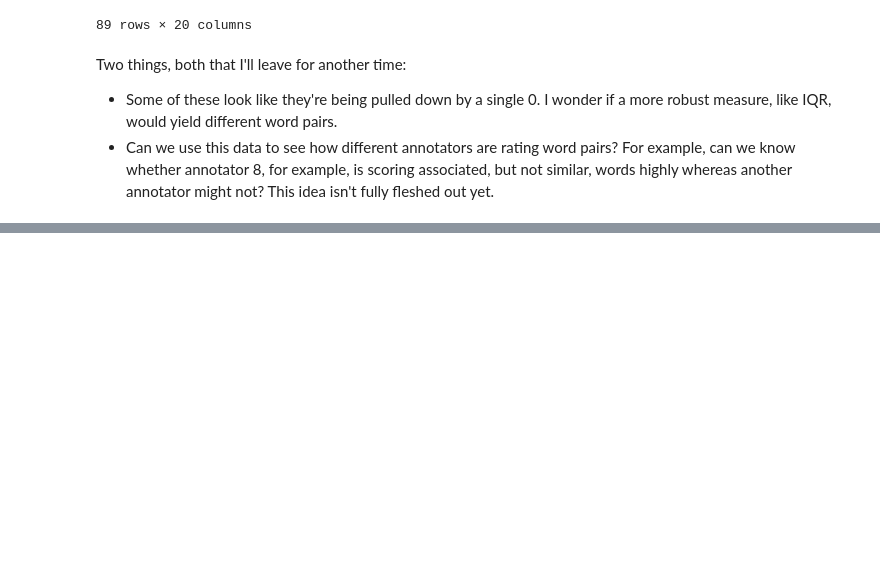
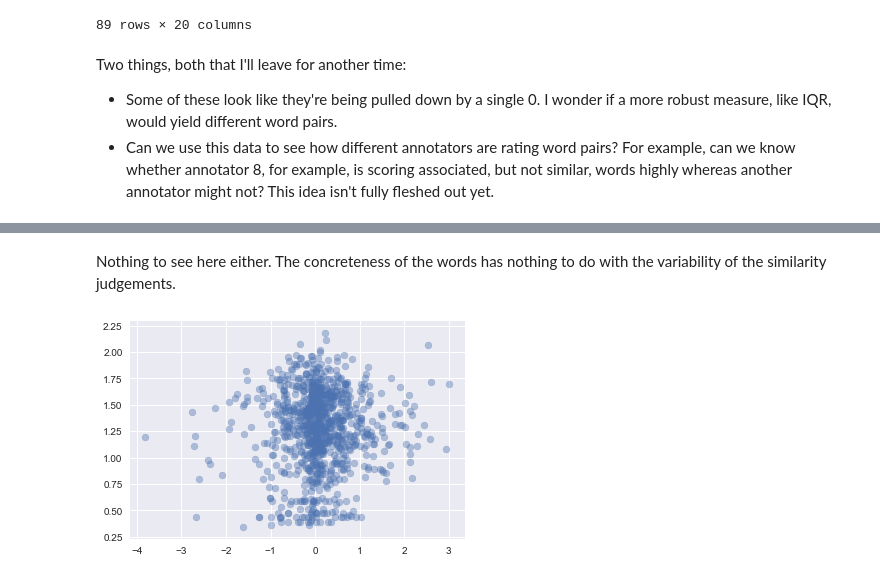
Before and after one commit to geoffbacon/eval, a Jupyter notebook: scripts/Batchkarov-et-al-2015.ipynb, the cells around one changed output, grey strips where cells are left out. Saved outputs shown, nothing was run; the diff lists cells and outputs as text; code cells hidden in the pictures; blank space fills up the shorter version.

```diff
--- a/scripts/Batchkarov-et-al-2015.ipynb
+++ b/scripts/Batchkarov-et-al-2015.ipynb
@@ -249,0 +289,6 @@ Two things, both that I'll leave for another time:
+# %% [markdown]
+Nothing to see here either. The concreteness of the words has nothing to do with the variability of the similarity judgements.
+# %%
+plt.scatter(simlex['word1_concreteness'] - simlex['word2_concreteness'], simlex['similarity_sd'], alpha=0.4);
+# %% [output]
+[figure, added]
```
Also changed, not shown: parts of 11 cells of this notebook.
